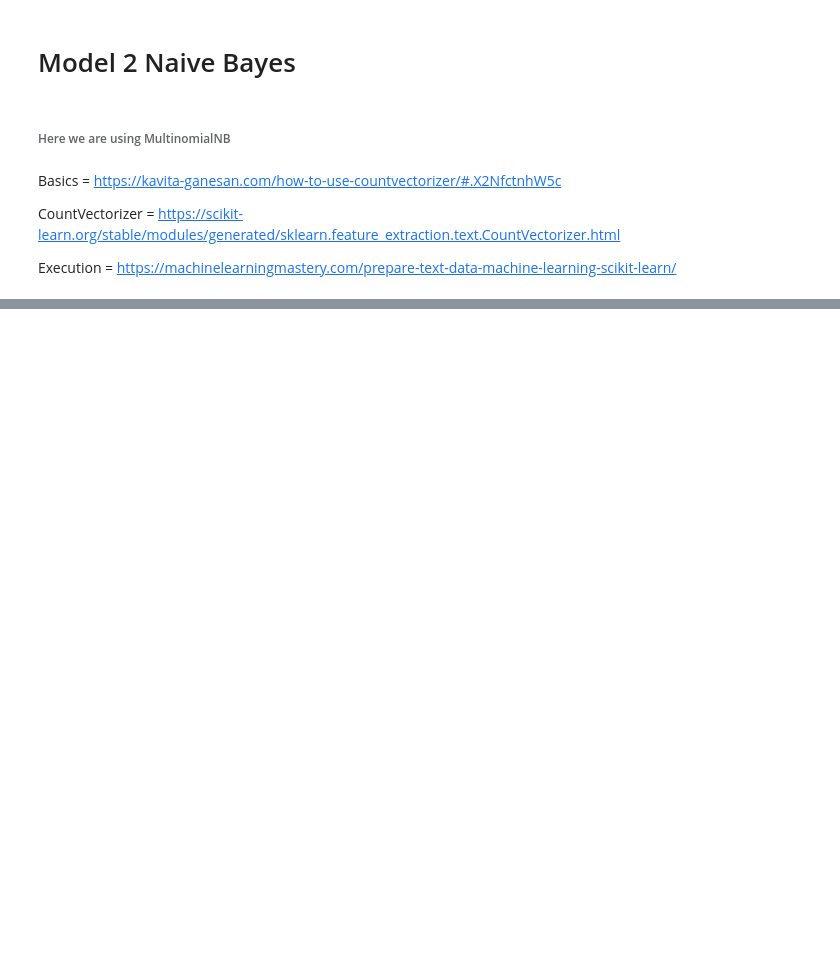
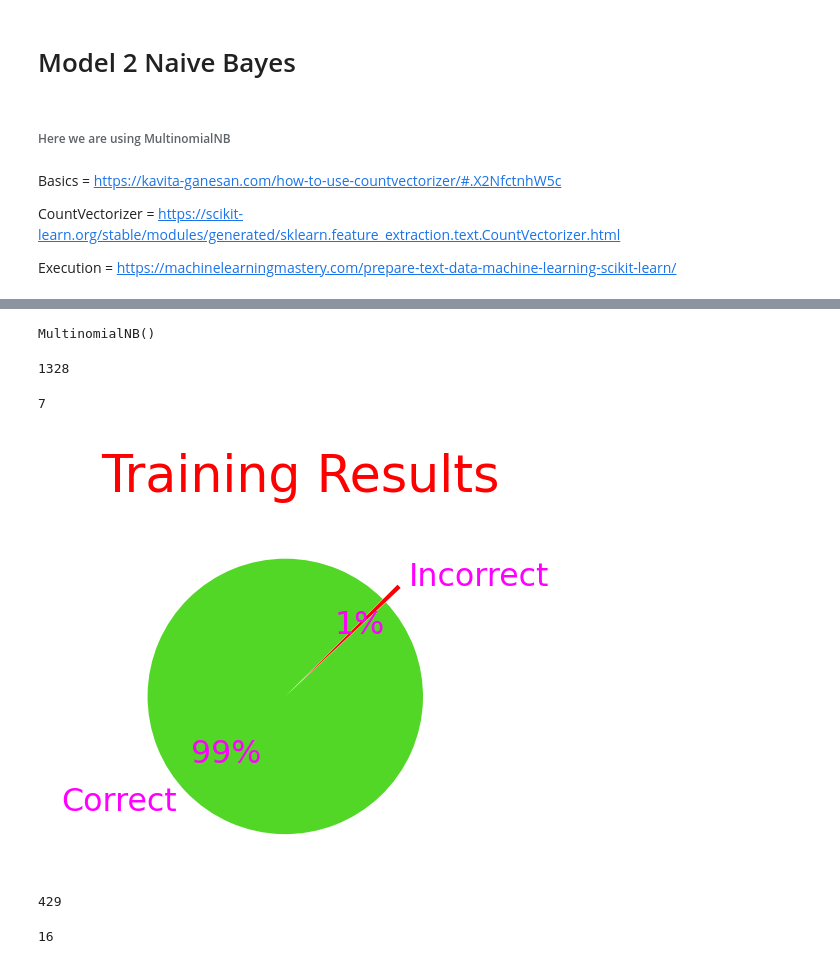
Before and after one commit to Hello49/multiclass, a Jupyter notebook: Model.ipynb, the cells around one changed output, grey strips where cells are left out. Cells and saved outputs as stored; diff of their text form; code cells hidden in the pictures; blank space fills up the shorter version.

```diff
--- a/Model.ipynb
+++ b/Model.ipynb
@@ -647,0 +604,38 @@ pd.DataFrame(data=wm.toarray(), index=['Doc1', 'Doc2'],
+# %%
+#setup the Classifier
+classifier = MultinomialNB()
+# %%
+#fitting
+classifier.fit(X_train, y_train)
+# %% [output]
+MultinomialNB()
+# %%
+nr_correct_train = (y_train == classifier.predict(X_train)).sum()
+nr_correct_train
+# %% [output]
+1328
+# %%
+nr_incorrect_train = y_train.size - nr_correct_train
+nr_incorrect_train
+# %% [output]
+7
+# %%
+#pie chart visualisation of Results of Validation data
+size=[nr_correct_train,nr_incorrect_train]
+plt.figure(figsize=(2,2),dpi=228)
+offset = [0.15, 0.00]
+plt.pie(size,labels=["Correct","Incorrect"],textprops={'fontsize':10,'color':'magenta'},startangle=45,autopct='%1.00f%%', explode=offset,colors=["#52D726","#FB0007"])
+plt.title("Training Results",fontdict={"size":16,"color":'red'})
+plt.show()
+# %% [output]
+[figure, added]
+# %%
+nr_correct_valid = (y_valid == classifier.predict(X_valid)).sum()
+nr_correct_valid
+# %% [output]
+429
+# %%
+nr_incorrect_valid = y_valid.size - nr_correct_valid
+nr_incorrect_valid
+# %% [output]
+16
```
Also changed, not shown: parts of 30 cells of this notebook.
